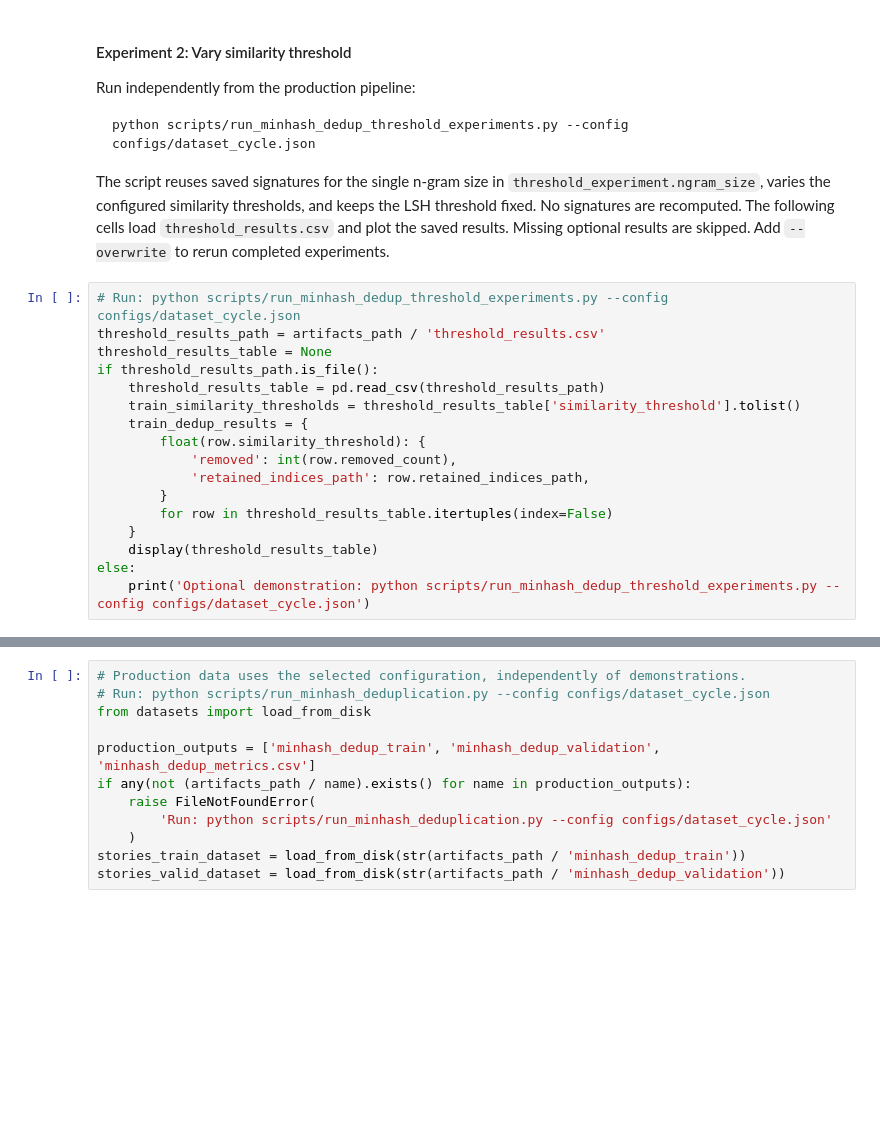
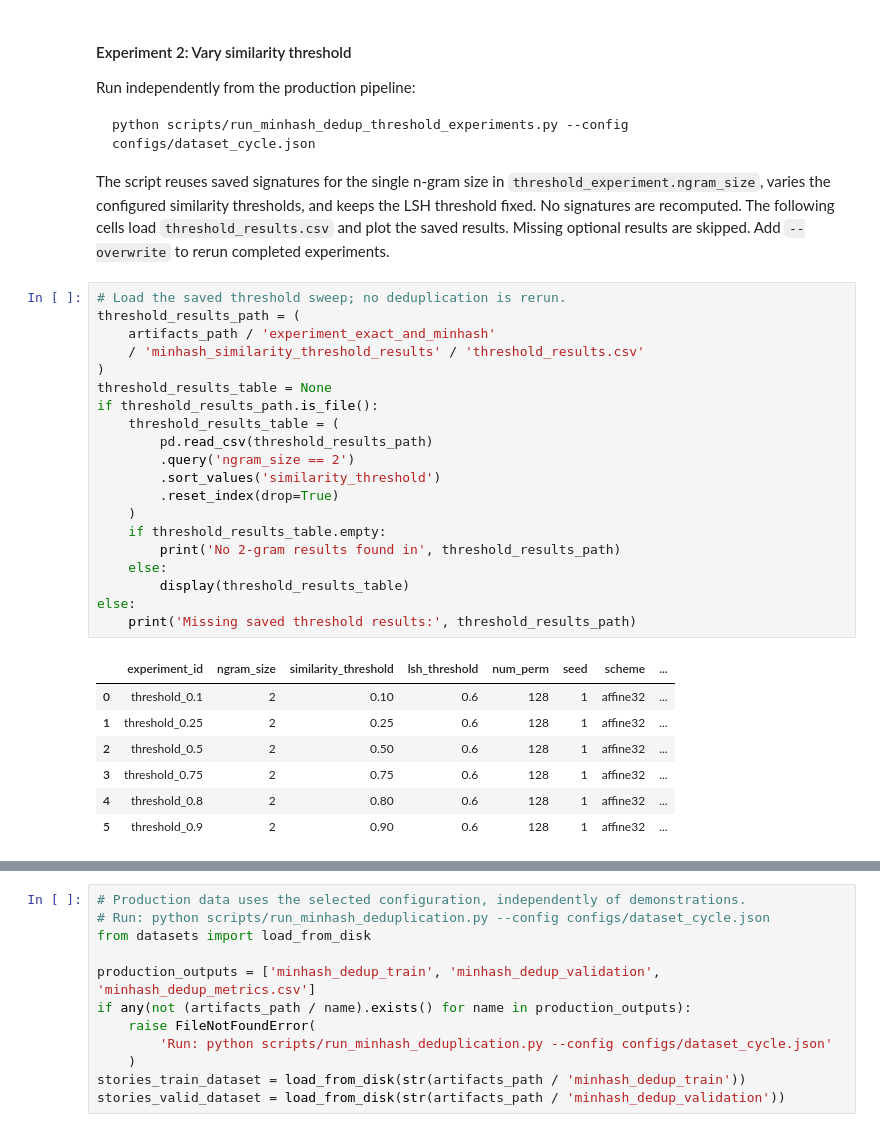
Before and after one commit to legan78/transformers_lifecycle, a Jupyter notebook: notebooks/dataset_cycle.ipynb, the cells around one changed output, grey strips where cells are left out. Drawn from its saved outputs; the diff is of its cells as text; blank space fills up the shorter version.

```diff
--- a/notebooks/dataset_cycle.ipynb
+++ b/notebooks/dataset_cycle.ipynb
@@ -711,21 +776,32 @@ python scripts/run_minhash_dedup_threshold_experiments.py --config configs/datas
 
 The script reuses saved signatures for the single n-gram size in `threshold_experiment.ngram_size`, varies the configured similarity thresholds, and keeps the LSH threshold fixed. No signatures are recomputed. The following cells load `threshold_results.csv` and plot the saved results. Missing optional results are skipped. Add `--overwrite` to rerun completed experiments.
 # %%
-# Run: python scripts/run_minhash_dedup_threshold_experiments.py --config configs/dataset_cycle.json
-threshold_results_path = artifacts_path / 'threshold_results.csv'
+# Load the saved threshold sweep; no deduplication is rerun.
+threshold_results_path = (
+    artifacts_path / 'experiment_exact_and_minhash'
+    / 'minhash_similarity_threshold_results' / 'threshold_results.csv'
+)
 threshold_results_table = None
 if threshold_results_path.is_file():
-    threshold_results_table = pd.read_csv(threshold_results_path)
-    train_similarity_thresholds = threshold_results_table['similarity_threshold'].tolist()
-    train_dedup_results = {
-        float(row.similarity_threshold): {
-            'removed': int(row.removed_count),
-            'retained_indices_path': row.retained_indices_path,
-        }
-        for row in threshold_results_table.itertuples(index=False)
-    }
-    display(threshold_results_table)
+    threshold_results_table = (
+        pd.read_csv(threshold_results_path)
+        .query('ngram_size == 2')
+        .sort_values('similarity_threshold')
+        .reset_index(drop=True)
+    )
+    if threshold_results_table.empty:
+        print('No 2-gram results found in', threshold_results_path)
+    else:
+        display(threshold_results_table)
 else:
-    print('Optional demonstration: python scripts/run_minhash_dedup_threshold_experiments.py --config configs/dataset_cycle.json')
+    print('Missing saved threshold results:', threshold_results_path)
+# %% [output]
+|  | experiment_id | ngram_size | similarity_threshold | lsh_threshold | num_perm | seed | scheme | ... |
+| 0 | threshold_0.1 | 2 | 0.10 | 0.6 | 128 | 1 | affine32 | ... |
+| 1 | threshold_0.25 | 2 | 0.25 | 0.6 | 128 | 1 | affine32 | ... |
+| 2 | threshold_0.5 | 2 | 0.50 | 0.6 | 128 | 1 | affine32 | ... |
+| 3 | threshold_0.75 | 2 | 0.75 | 0.6 | 128 | 1 | affine32 | ... |
+| 4 | threshold_0.8 | 2 | 0.80 | 0.6 | 128 | 1 | affine32 | ... |
+| 5 | threshold_0.9 | 2 | 0.90 | 0.6 | 128 | 1 | affine32 | ... |
 # %%
 if threshold_results_table is not None and not threshold_results_table.empty:
```
Also changed, not shown: parts of 7 cells of this notebook, 1 other file.
